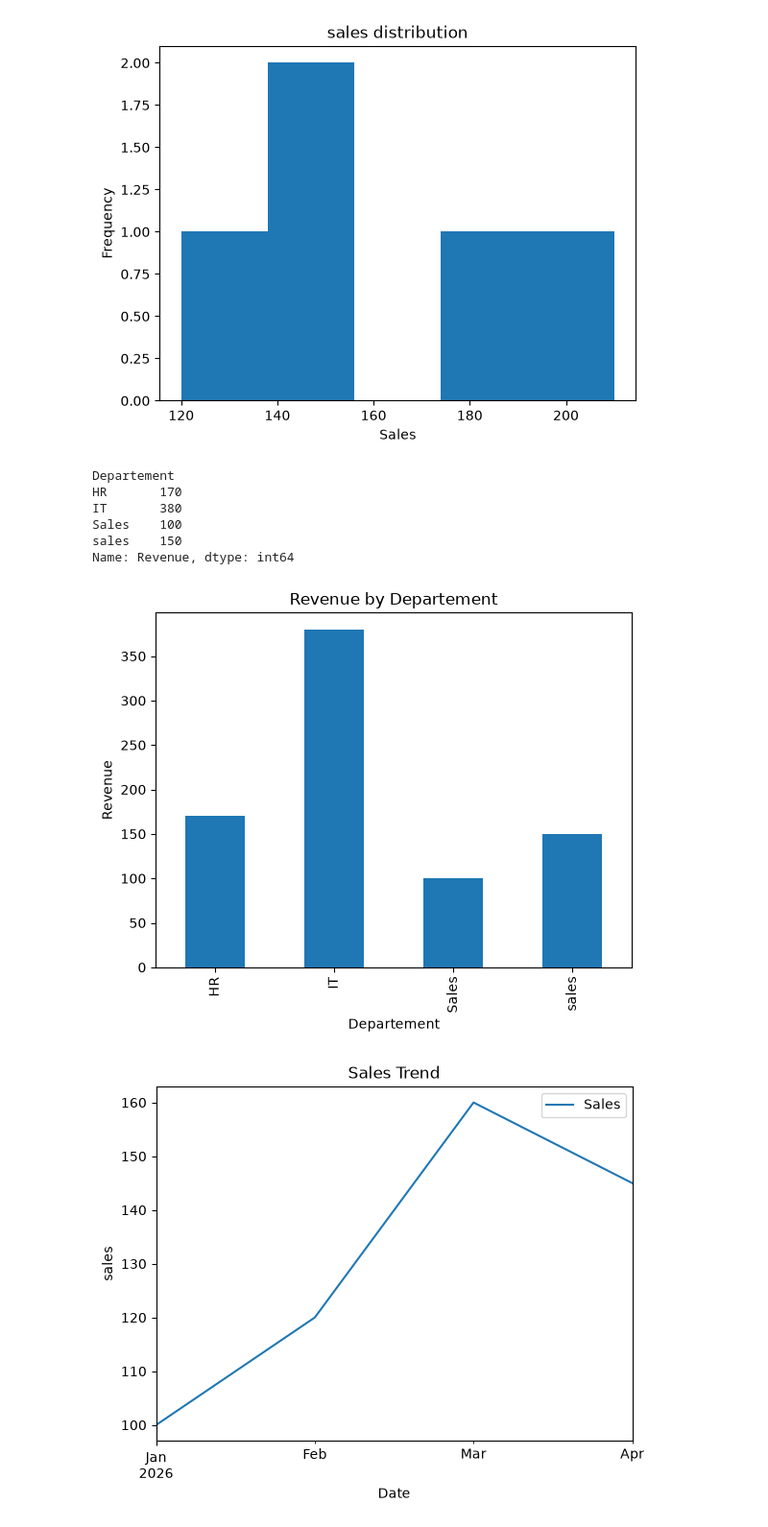
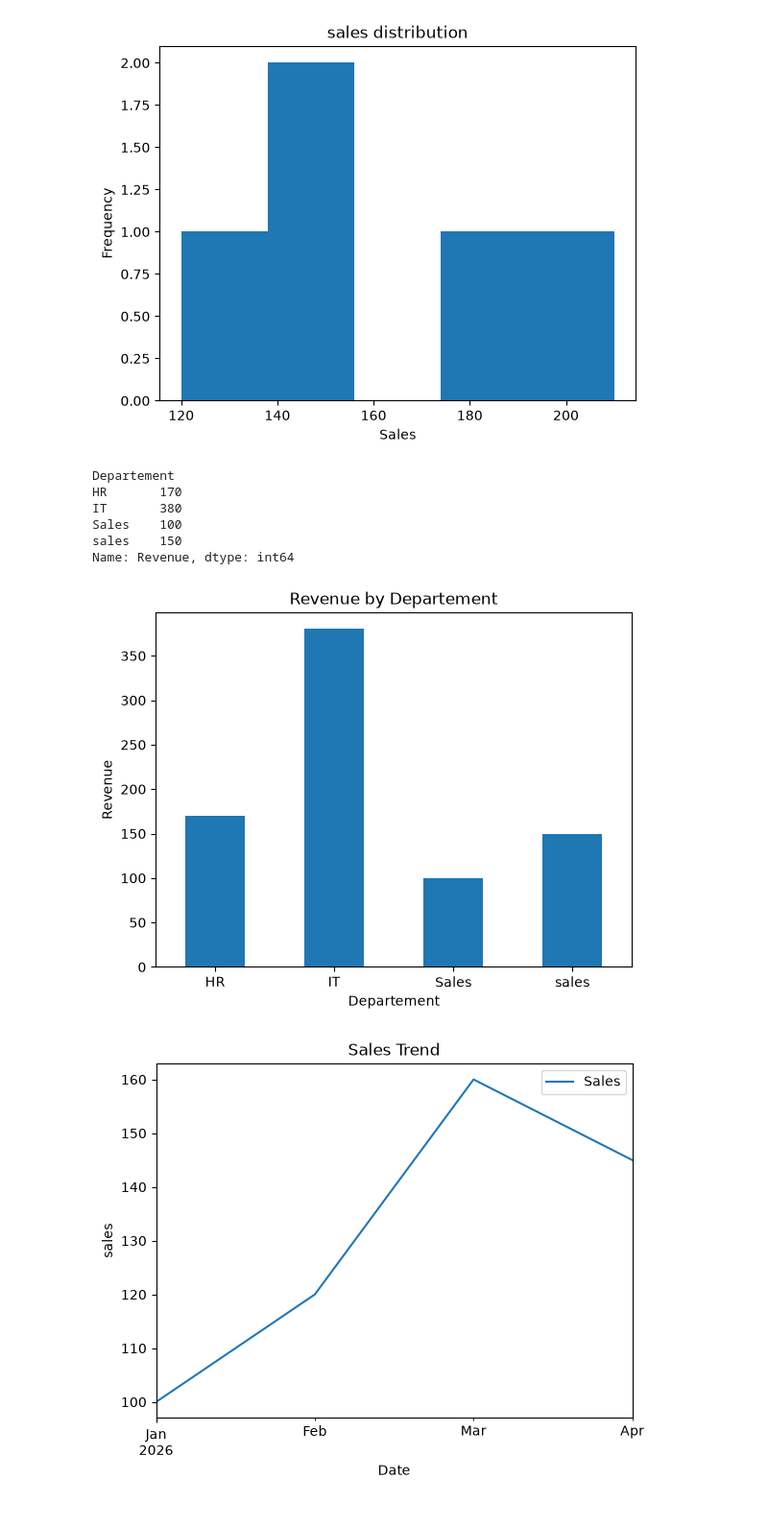
Before and after one commit to zulvanadrian-spec/python-data-visualization, a Jupyter notebook: Matplotlib/plt5/MatplotlibXpandas.ipynb, the cells around one changed output. Shown at 96% size. Drawn from its saved outputs; the diff is of its cells as text; code cells hidden in the pictures.

```diff
--- a/Matplotlib/plt5/MatplotlibXpandas.ipynb
+++ b/Matplotlib/plt5/MatplotlibXpandas.ipynb
@@ -67,34 +68,35 @@ import pandas as pd2
 data = {
     "Departement":[
         "Sales","sales",
         "IT","IT",
         "HR","HR"
     ],
     "Revenue":[
         100,150,
         200,180,
         80,90
     ]
 }
 df2 = pd2.DataFrame(data)
 summary = df2.groupby("Departement")["Revenue"].sum()
 
 print(summary)
 
 summary.plot(kind="bar")
 plt.title("Revenue by Departement")
 plt.xlabel("Departement")
 plt.ylabel("Revenue")
+plt.xticks(rotation=0)
 
 plt.show()
 # %% [output]
 Departement
 HR       170
 IT       380
 Sales    100
 sales    150
 Name: Revenue, dtype: int64
-[figure, old version]
+[figure, new version]
 # %%
 # --- time series visualization ---
 import pandas as pd
```
Also changed, not shown: parts of 2 cells of this notebook.
